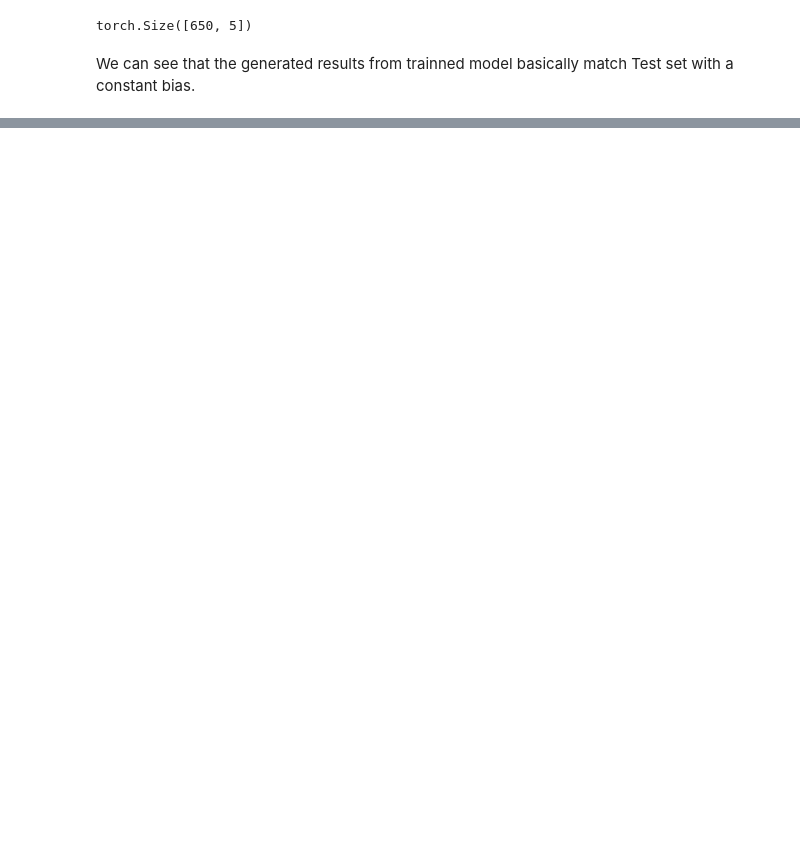
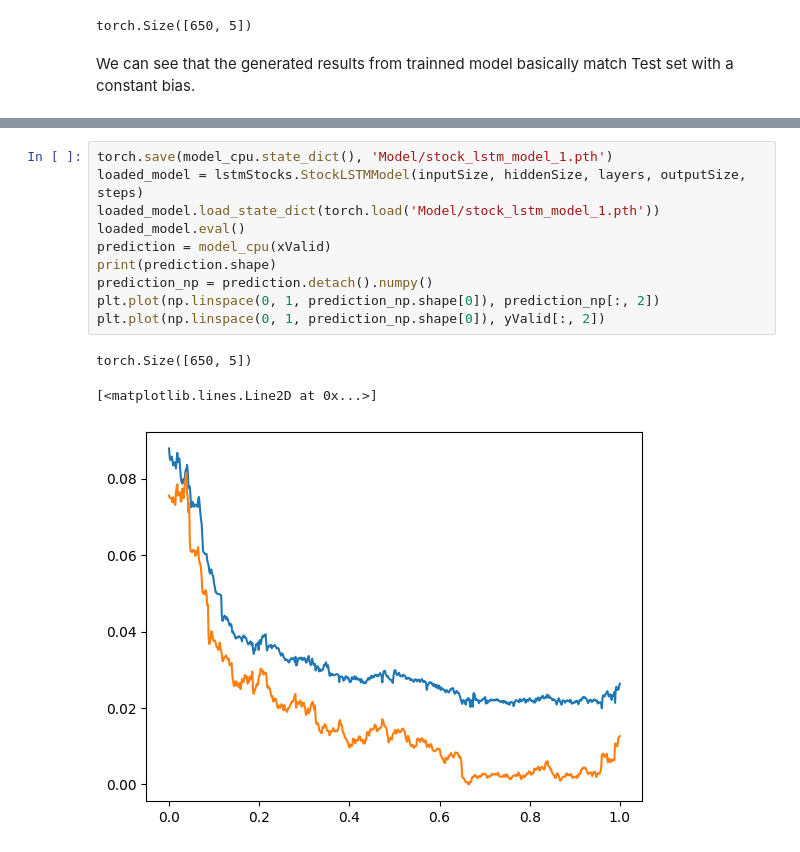
Before and after one commit to EugeneL-9929/Modeling, a Jupyter notebook: lstm.ipynb, the cells around one changed output, grey strips where cells are left out. Drawn from its saved outputs; the diff is of its cells as text; blank space fills up the shorter version.

```diff
--- a/lstm.ipynb
+++ b/lstm.ipynb
@@ -113,0 +124,14 @@ plt.plot(np.linspace(0, 1, prediction_np.shape[0]), yTest[:, 2])
+# %%
+torch.save(model_cpu.state_dict(), 'Model/stock_lstm_model_1.pth')
+loaded_model = lstmStocks.StockLSTMModel(inputSize, hiddenSize, layers, outputSize, steps)
+loaded_model.load_state_dict(torch.load('Model/stock_lstm_model_1.pth'))
+loaded_model.eval()
+prediction = model_cpu(xValid)
+print(prediction.shape)
+prediction_np = prediction.detach().numpy()
+plt.plot(np.linspace(0, 1, prediction_np.shape[0]), prediction_np[:, 2])
+plt.plot(np.linspace(0, 1, prediction_np.shape[0]), yValid[:, 2])
+# %% [output]
+torch.Size([650, 5])
+[<matplotlib.lines.Line2D at 0x...>]
+[figure, added]
```
Also changed, not shown: parts of 5 cells of this notebook, 3 other files.
